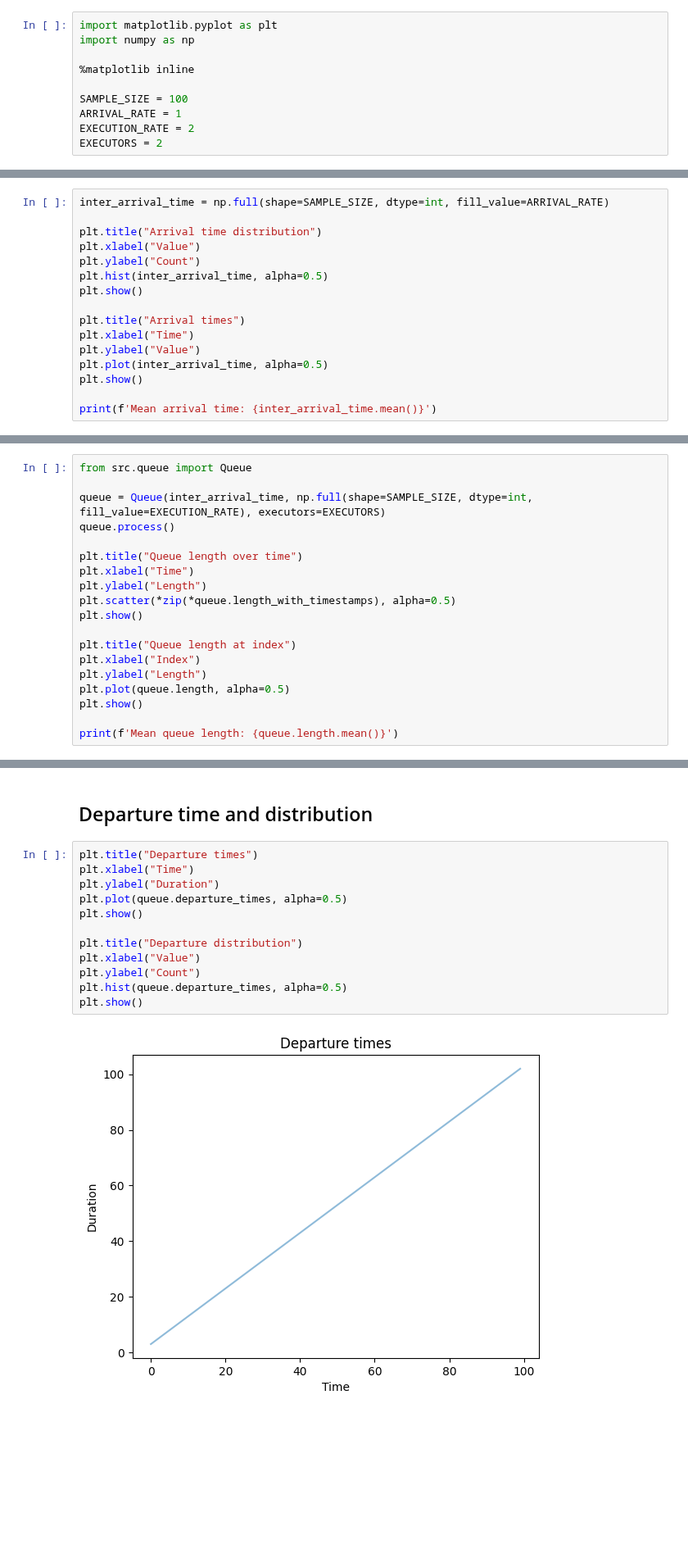
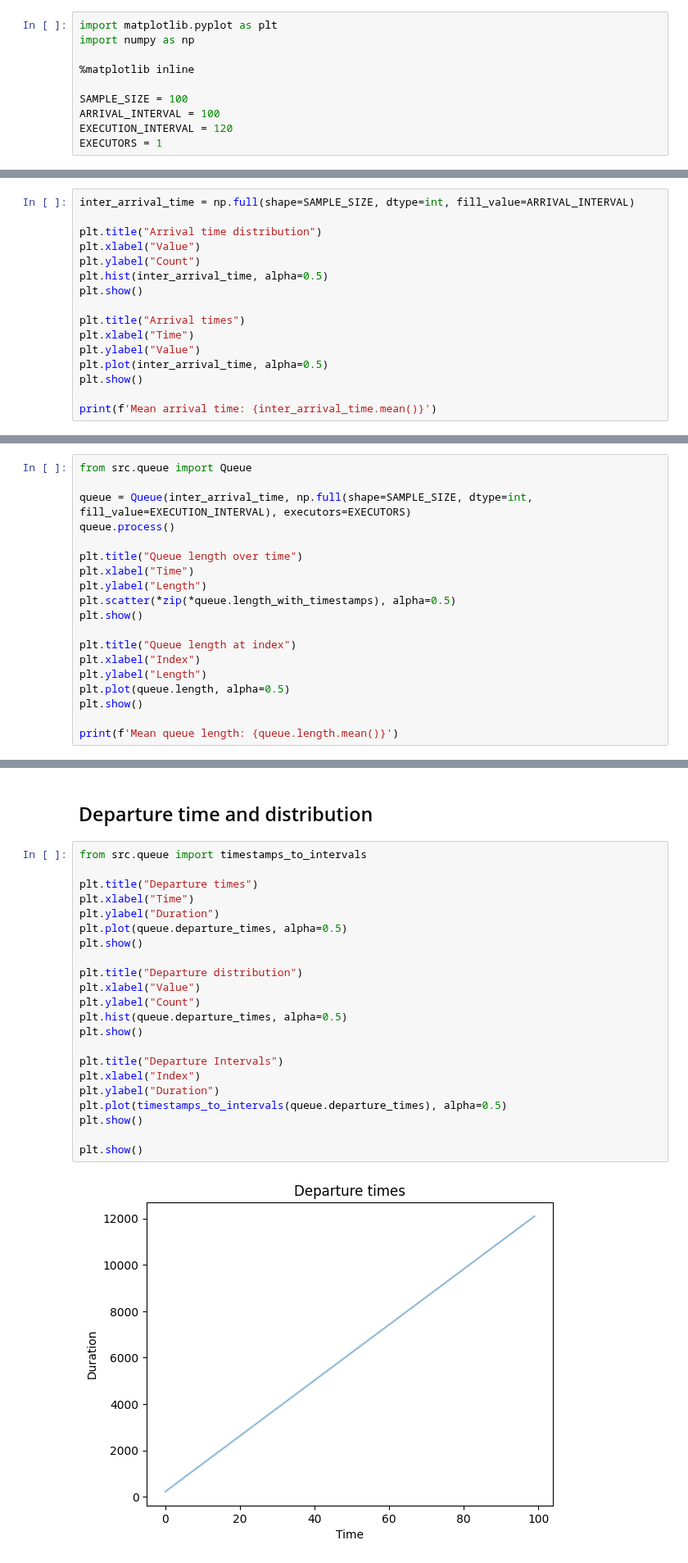
Before and after one commit to gitaroktato/queue-model-in-python, a Jupyter notebook: simulating-ddc-queues.ipynb, the cells around one changed output, grey strips where cells are left out. Shown at 82% size. Drawn from its saved outputs; the diff is of its cells as text; blank space fills up the shorter version.

```diff
--- a/simulating-ddc-queues.ipynb
+++ b/simulating-ddc-queues.ipynb
@@ -7,13 +7,13 @@ import numpy as np
 %matplotlib inline
 
 SAMPLE_SIZE = 100
-ARRIVAL_RATE = 1
-EXECUTION_RATE = 2
-EXECUTORS = 2
+ARRIVAL_INTERVAL = 100
+EXECUTION_INTERVAL = 120
+EXECUTORS = 1
 # %% [markdown]
 ## An example arrival time distribution
 # %%
-inter_arrival_time = np.full(shape=SAMPLE_SIZE, dtype=int, fill_value=ARRIVAL_RATE)
+inter_arrival_time = np.full(shape=SAMPLE_SIZE, dtype=int, fill_value=ARRIVAL_INTERVAL)
 
 plt.title("Arrival time distribution")
 plt.xlabel("Value")
@@ -37,7 +37,7 @@ Mean arrival time: 1.0
 # %%
 from src.queue import Queue
 
-queue = Queue(inter_arrival_time, np.full(shape=SAMPLE_SIZE, dtype=int, fill_value=EXECUTION_RATE), executors=EXECUTORS)
+queue = Queue(inter_arrival_time, np.full(shape=SAMPLE_SIZE, dtype=int, fill_value=EXECUTION_INTERVAL), executors=EXECUTORS)
 queue.process()
 
 plt.title("Queue length over time")
@@ -60,16 +60,26 @@ Mean queue length: 1.941747572815534
 # %% [markdown]
 ## Departure time and distribution
 # %%
+from src.queue import timestamps_to_intervals
+
 plt.title("Departure times")
 plt.xlabel("Time")
 plt.ylabel("Duration")
 plt.plot(queue.departure_times, alpha=0.5)
 plt.show()
 
 plt.title("Departure distribution")
 plt.xlabel("Value")
 plt.ylabel("Count")
 plt.hist(queue.departure_times, alpha=0.5)
 plt.show()
+
+plt.title("Departure Intervals")
+plt.xlabel("Index")
+plt.ylabel("Duration")
+plt.plot(timestamps_to_intervals(queue.departure_times), alpha=0.5)
+plt.show()
+
+plt.show()
 # %% [output]
-[figure, old version]
+[figure, new version]
```
Also changed, not shown: parts of 5 cells of this notebook, 4 other files.
